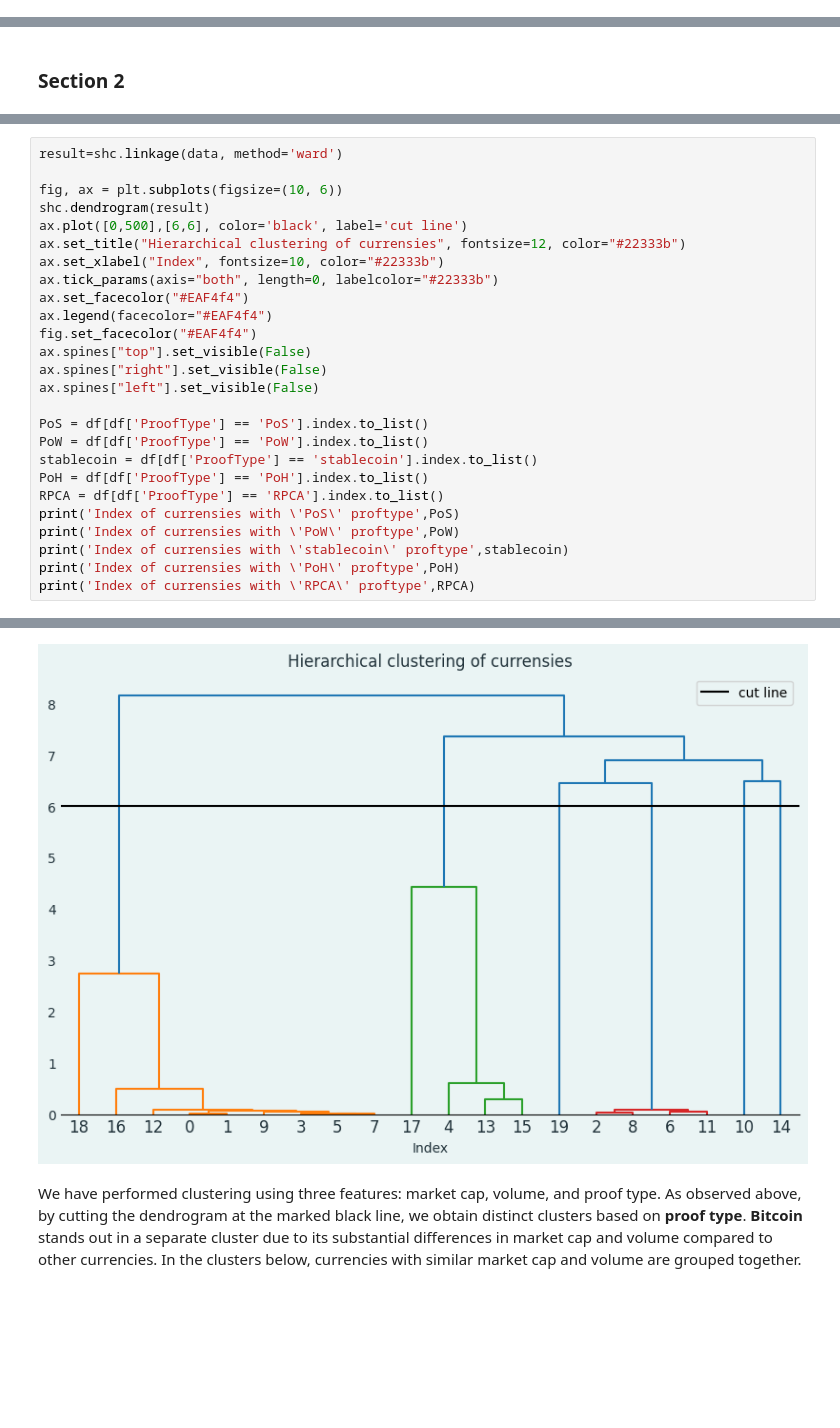
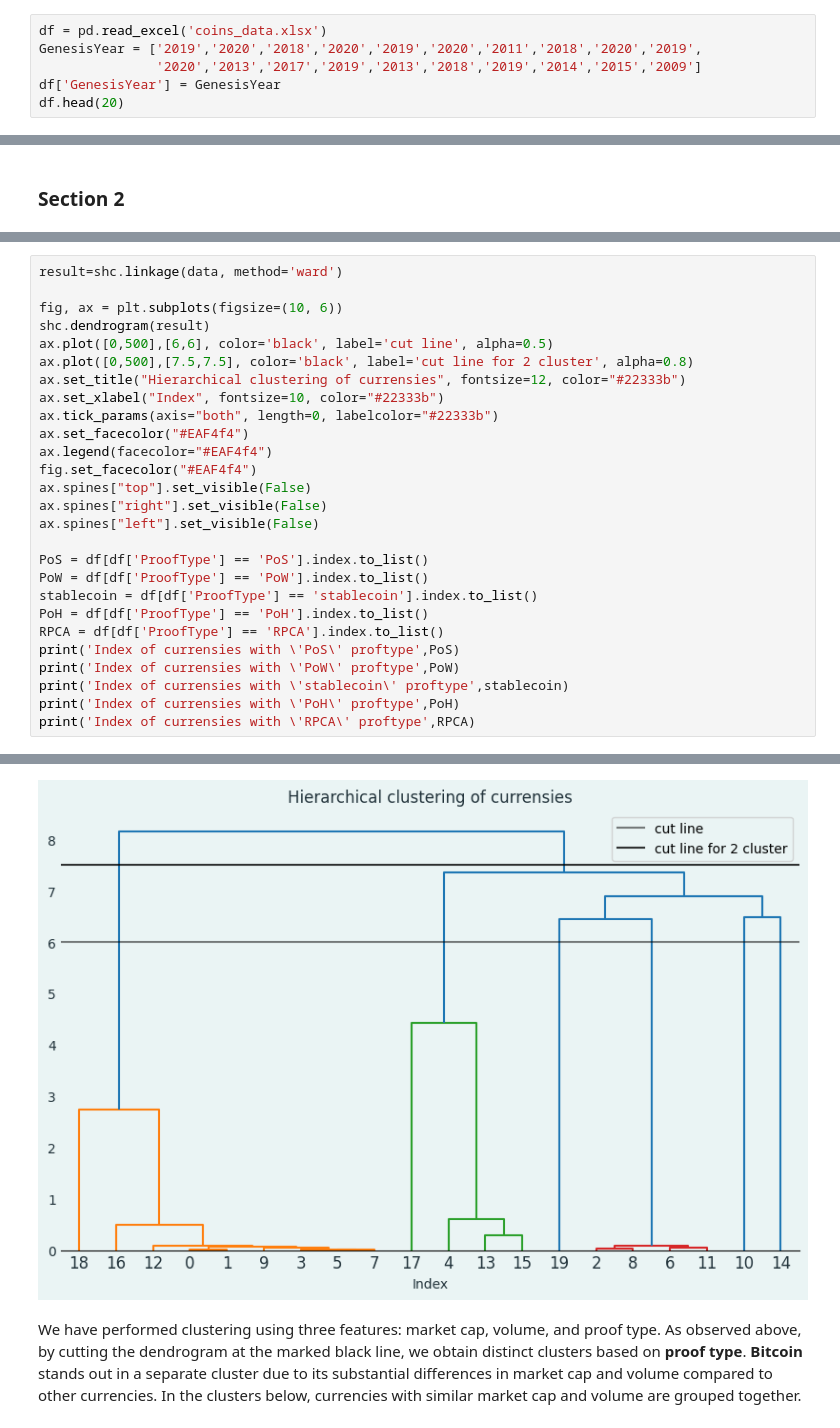
Before and after one commit to mr-robot77/Quera_G11-Project2, a Jupyter notebook: Problem 2/clustering.ipynb, the cells around one changed output, grey strips where cells are left out. Saved outputs shown, nothing was run; the diff lists cells and outputs as text; blank space fills up the shorter version.

```diff
--- a/Problem 2/clustering.ipynb
+++ b/Problem 2/clustering.ipynb
@@ -29,0 +9,6 @@ df.head(20)
+# %%
+df = pd.read_excel('coins_data.xlsx')
+GenesisYear = ['2019','2020','2018','2020','2019','2020','2011','2018','2020','2019',
+               '2020','2013','2017','2019','2013','2018','2019','2014','2015','2009']
+df['GenesisYear'] = GenesisYear
+df.head(20)
@@ -61,34 +83,35 @@ data = StandardScaler().fit_transform(data)
 result=shc.linkage(data, method='ward')
 
 fig, ax = plt.subplots(figsize=(10, 6))
 shc.dendrogram(result)
-ax.plot([0,500],[6,6], color='black', label='cut line')
+ax.plot([0,500],[6,6], color='black', label='cut line', alpha=0.5)
+ax.plot([0,500],[7.5,7.5], color='black', label='cut line for 2 cluster', alpha=0.8)
 ax.set_title("Hierarchical clustering of currensies", fontsize=12, color="#22333b")
 ax.set_xlabel("Index", fontsize=10, color="#22333b")
 ax.tick_params(axis="both", length=0, labelcolor="#22333b")
 ax.set_facecolor("#EAF4f4")
 ax.legend(facecolor="#EAF4f4")
 fig.set_facecolor("#EAF4f4")
 ax.spines["top"].set_visible(False)
 ax.spines["right"].set_visible(False)
 ax.spines["left"].set_visible(False)
 
 PoS = df[df['ProofType'] == 'PoS'].index.to_list()
 PoW = df[df['ProofType'] == 'PoW'].index.to_list()
 stablecoin = df[df['ProofType'] == 'stablecoin'].index.to_list()
 PoH = df[df['ProofType'] == 'PoH'].index.to_list()
 RPCA = df[df['ProofType'] == 'RPCA'].index.to_list()
 print('Index of currensies with \'PoS\' proftype',PoS)
 print('Index of currensies with \'PoW\' proftype',PoW)
 print('Index of currensies with \'stablecoin\' proftype',stablecoin)
 print('Index of currensies with \'PoH\' proftype',PoH)
 print('Index of currensies with \'RPCA\' proftype',RPCA)
 # %% [output]
 Index of currensies with 'PoS' proftype [0, 1, 3, 5, 7, 9, 12, 16, 18]
 Index of currensies with 'PoW' proftype [2, 6, 8, 11, 19]
 Index of currensies with 'stablecoin' proftype [4, 13, 15, 17]
 Index of currensies with 'PoH' proftype [10]
 Index of currensies with 'RPCA' proftype [14]
-[figure, old version]
+[figure, new version]
 # %% [markdown]
 We have performed clustering using three features: market cap, volume, and proof type. As observed above, by cutting the dendrogram at the marked black line, we obtain distinct clusters based on **proof type**. **Bitcoin** stands out in a separate cluster due to its substantial differences in market cap and volume compared to other currencies. In the clusters below, currencies with similar market cap and volume are grouped together.
```
Also changed, not shown: parts of 14 cells of this notebook.
